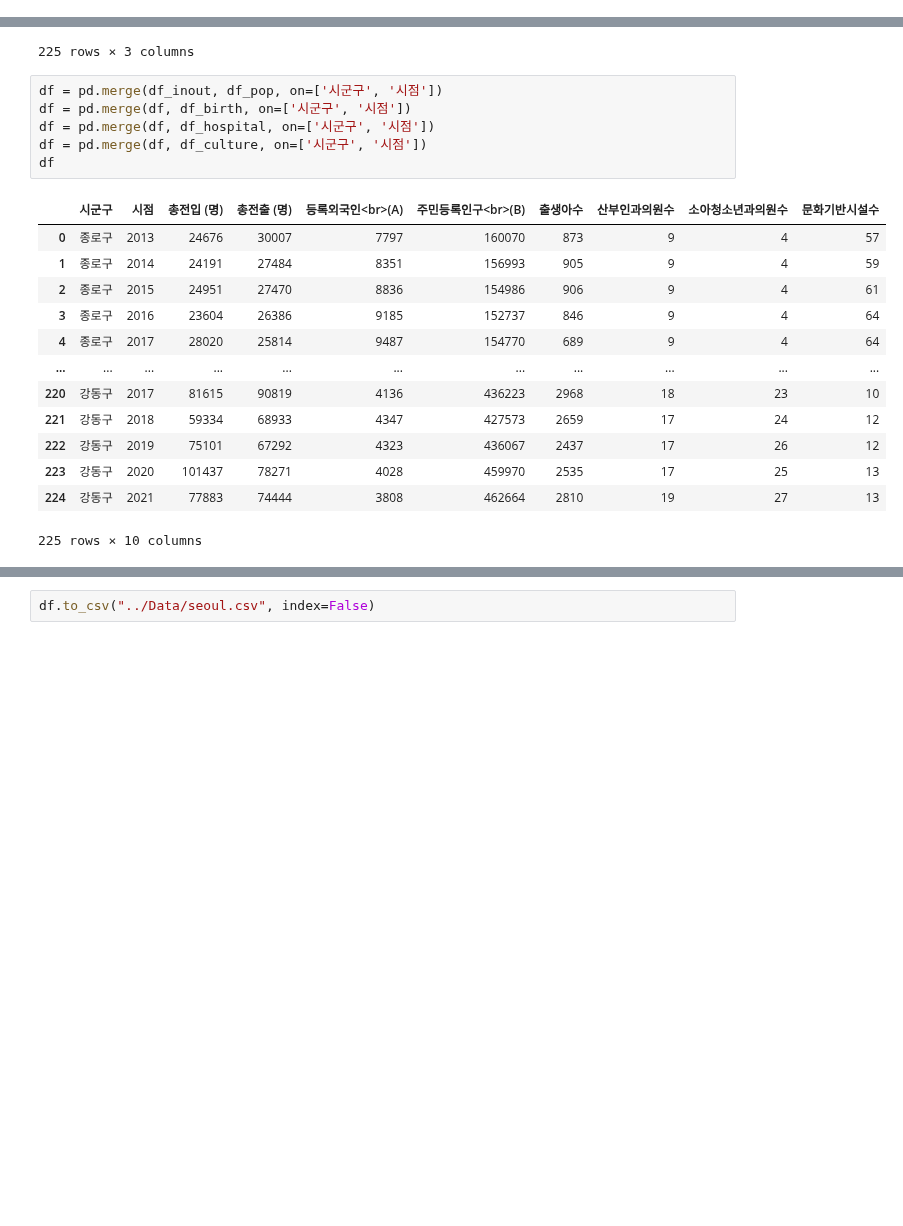
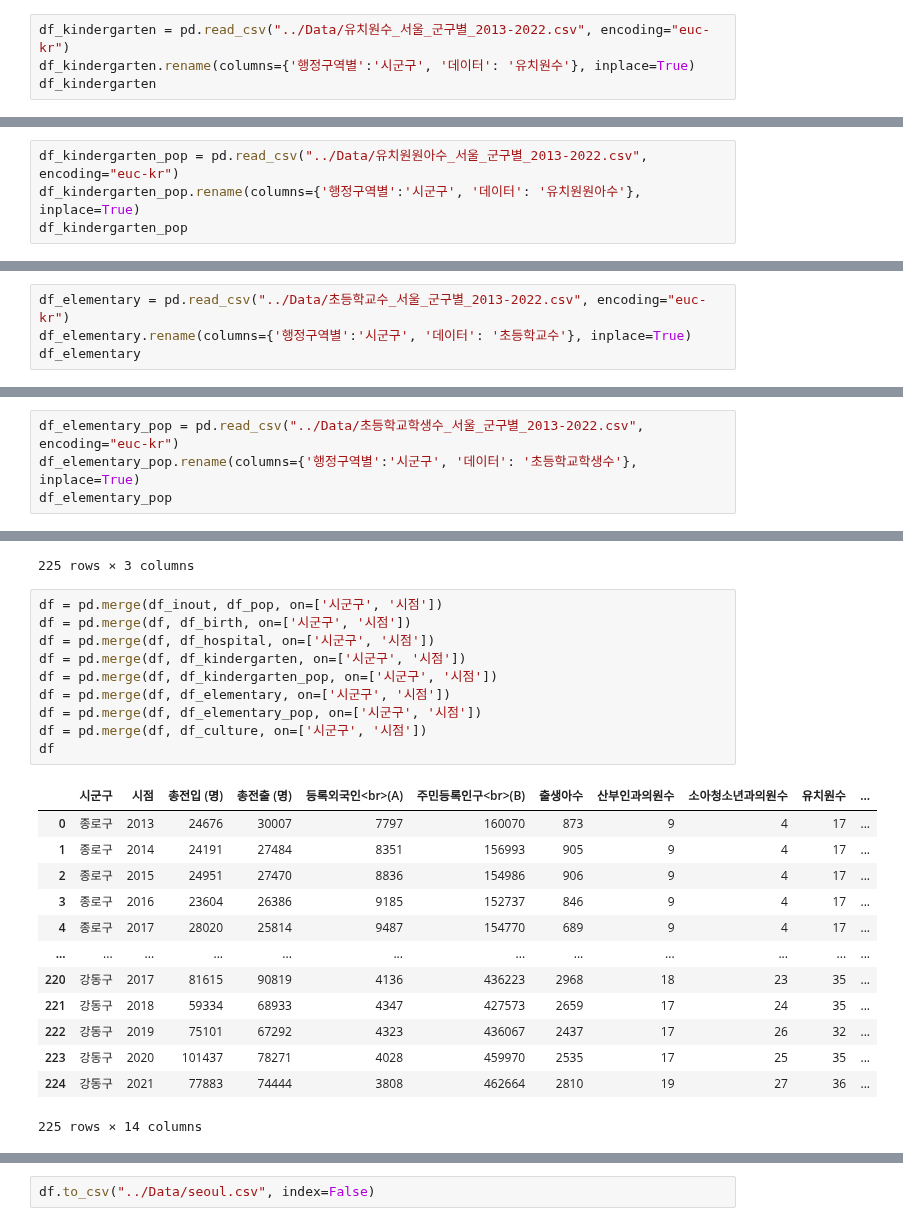
Before and after one commit to vxornjs11/Pytone_Flutter, a Jupyter notebook: Python/Seoul/Note/01.데이터 수집_01.ipynb, the cells around one changed output, grey strips where cells are left out. Drawn from its saved outputs; the diff is of its cells as text; blank space fills up the shorter version.

```diff
--- a/Python/Seoul/Note/01.데이터 수집_01.ipynb
+++ b/Python/Seoul/Note/01.데이터 수집_01.ipynb
@@ -117,3 +103,7 @@ df_hospital
 | 248 | 금천구 | 2021 | 10 | 11 |
 | 249 | 금천구 | 2022 | 9 | 11 |
 250 rows × 4 columns
+# %%
+df_kindergarten = pd.read_csv("../Data/유치원수_서울_군구별_2013-2022.csv", encoding="euc-kr")
+df_kindergarten.rename(columns={'행정구역별':'시군구', '데이터': '유치원수'}, inplace=True)
+df_kindergarten
@@ -119,0 +124,4 @@ df_hospital
+# %%
+df_kindergarten_pop = pd.read_csv("../Data/유치원원아수_서울_군구별_2013-2022.csv", encoding="euc-kr")
+df_kindergarten_pop.rename(columns={'행정구역별':'시군구', '데이터': '유치원원아수'}, inplace=True)
+df_kindergarten_pop
@@ -119,0 +142,4 @@ df_hospital
+# %%
+df_elementary = pd.read_csv("../Data/초등학교수_서울_군구별_2013-2022.csv", encoding="euc-kr")
+df_elementary.rename(columns={'행정구역별':'시군구', '데이터': '초등학교수'}, inplace=True)
+df_elementary
@@ -119,0 +160,4 @@ df_hospital
+# %%
+df_elementary_pop = pd.read_csv("../Data/초등학교학생수_서울_군구별_2013-2022.csv", encoding="euc-kr")
+df_elementary_pop.rename(columns={'행정구역별':'시군구', '데이터': '초등학교학생수'}, inplace=True)
+df_elementary_pop
@@ -138,21 +196,25 @@ df_culture
 # %%
 df = pd.merge(df_inout, df_pop, on=['시군구', '시점'])
 df = pd.merge(df, df_birth, on=['시군구', '시점'])
 df = pd.merge(df, df_hospital, on=['시군구', '시점'])
+df = pd.merge(df, df_kindergarten, on=['시군구', '시점'])
+df = pd.merge(df, df_kindergarten_pop, on=['시군구', '시점'])
+df = pd.merge(df, df_elementary, on=['시군구', '시점'])
+df = pd.merge(df, df_elementary_pop, on=['시군구', '시점'])
 df = pd.merge(df, df_culture, on=['시군구', '시점'])
 df
 # %% [output]
-|  | 시군구 | 시점 | 총전입 (명) | 총전출 (명) | 등록외국인<br>(A) | 주민등록인구<br>(B) | 출생아수 | 산부인과의원수 | 소아청소년과의원수 | 문화기반시설수 |
-| 0 | 종로구 | 2013 | 24676 | 30007 | 7797 | 160070 | 873 | 9 | 4 | 57 |
-| 1 | 종로구 | 2014 | 24191 | 27484 | 8351 | 156993 | 905 | 9 | 4 | 59 |
-| 2 | 종로구 | 2015 | 24951 | 27470 | 8836 | 154986 | 906 | 9 | 4 | 61 |
-| 3 | 종로구 | 2016 | 23604 | 26386 | 9185 | 152737 | 846 | 9 | 4 | 64 |
-| 4 | 종로구 | 2017 | 28020 | 25814 | 9487 | 154770 | 689 | 9 | 4 | 64 |
-| ... | ... | ... | ... | ... | ... | ... | ... | ... | ... | ... |
-| 220 | 강동구 | 2017 | 81615 | 90819 | 4136 | 436223 | 2968 | 18 | 23 | 10 |
-| 221 | 강동구 | 2018 | 59334 | 68933 | 4347 | 427573 | 2659 | 17 | 24 | 12 |
-| 222 | 강동구 | 2019 | 75101 | 67292 | 4323 | 436067 | 2437 | 17 | 26 | 12 |
-| 223 | 강동구 | 2020 | 101437 | 78271 | 4028 | 459970 | 2535 | 17 | 25 | 13 |
-| 224 | 강동구 | 2021 | 77883 | 74444 | 3808 | 462664 | 2810 | 19 | 27 | 13 |
+|  | 시군구 | 시점 | 총전입 (명) | 총전출 (명) | 등록외국인<br>(A) | 주민등록인구<br>(B) | 출생아수 | 산부인과의원수 | 소아청소년과의원수 | 유치원수 | ... |
+| 0 | 종로구 | 2013 | 24676 | 30007 | 7797 | 160070 | 873 | 9 | 4 | 17 | ... |
+| 1 | 종로구 | 2014 | 24191 | 27484 | 8351 | 156993 | 905 | 9 | 4 | 17 | ... |
+| 2 | 종로구 | 2015 | 24951 | 27470 | 8836 | 154986 | 906 | 9 | 4 | 17 | ... |
+| 3 | 종로구 | 2016 | 23604 | 26386 | 9185 | 152737 | 846 | 9 | 4 | 17 | ... |
+| 4 | 종로구 | 2017 | 28020 | 25814 | 9487 | 154770 | 689 | 9 | 4 | 17 | ... |
+| ... | ... | ... | ... | ... | ... | ... | ... | ... | ... | ... | ... |
+| 220 | 강동구 | 2017 | 81615 | 90819 | 4136 | 436223 | 2968 | 18 | 23 | 35 | ... |
+| 221 | 강동구 | 2018 | 59334 | 68933 | 4347 | 427573 | 2659 | 17 | 24 | 35 | ... |
+| 222 | 강동구 | 2019 | 75101 | 67292 | 4323 | 436067 | 2437 | 17 | 26 | 32 | ... |
+| 223 | 강동구 | 2020 | 101437 | 78271 | 4028 | 459970 | 2535 | 17 | 25 | 35 | ... |
+| 224 | 강동구 | 2021 | 77883 | 74444 | 3808 | 462664 | 2810 | 19 | 27 | 36 | ... |
-225 rows × 10 columns
+225 rows × 14 columns
 # %%
```
Also changed, not shown: parts of 11 cells of this notebook, 15 other files.
